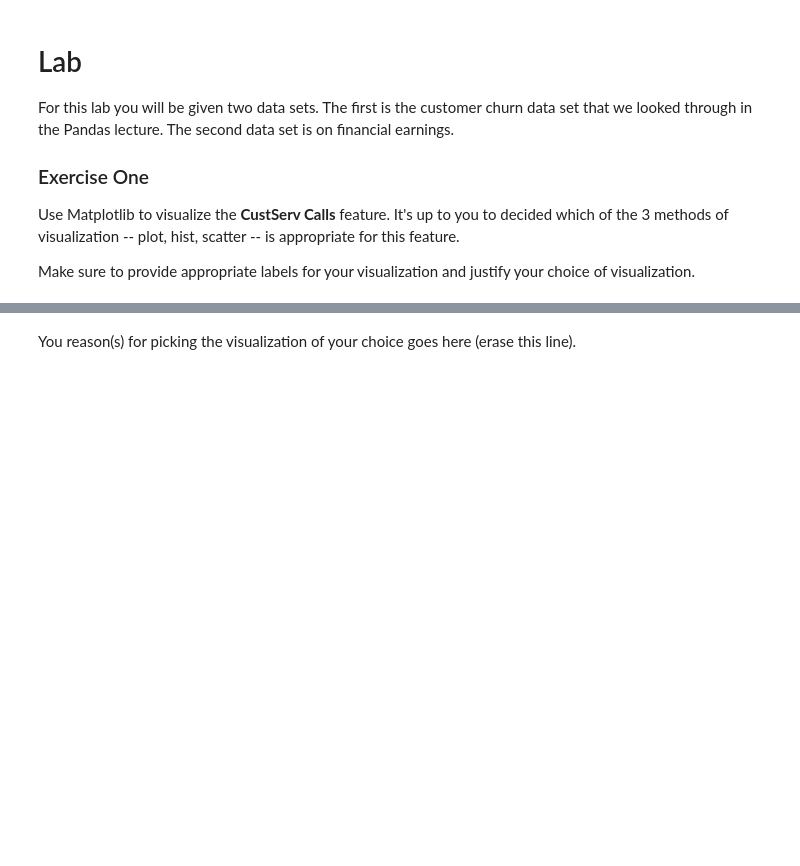
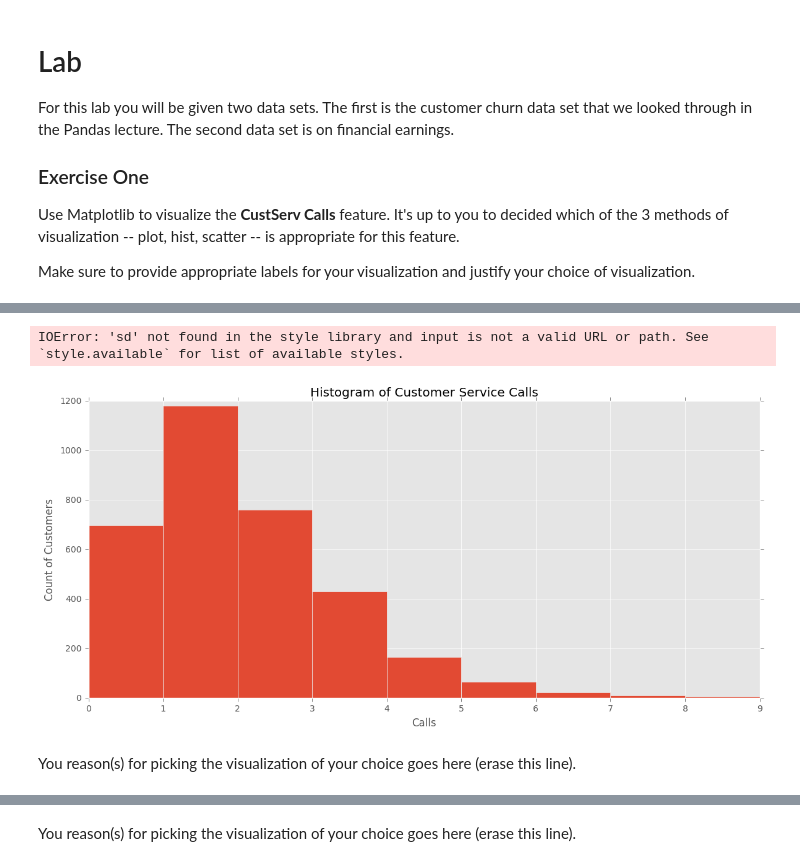
Before and after one commit to NathanZorndorf/DSI-SF-5-mirror, a Jupyter notebook: curriculum/week-01/thur-lessons/DSI-5-Lesson1.10-Intro-to-Pandas-and-Matplotlib.ipynb, the cells around one changed output, grey strips where cells are left out. Saved outputs shown, nothing was run; the diff lists cells and outputs as text; code cells hidden in the pictures; blank space fills up the shorter version.

```diff
--- a/curriculum/week-01/thur-lessons/DSI-5-Lesson1.10-Intro-to-Pandas-and-Matplotlib.ipynb
+++ b/curriculum/week-01/thur-lessons/DSI-5-Lesson1.10-Intro-to-Pandas-and-Matplotlib.ipynb
@@ -370,0 +397,18 @@ df.head()
+# %%
+plt.style.use('ggplot')
+# %% [output]
+IOError: 'sd' not found in the style library and input is not a valid URL or path. See `style.available` for list of available styles.
+# %%
+
+plt.figure(figsize=(14,6))
+
+plt.hist(df['CustServ Calls'], bins=df['CustServ Calls'].max())
+
+# label the plot
+plt.title("Histogram of Customer Service Calls")
+plt.ylabel("Count of Customers")
+plt.xlabel("Calls");
+# %% [output]
+[figure, added]
+# %% [markdown]
+You reason(s) for picking the visualization of your choice goes here (erase this line).
```
Also changed, not shown: parts of 15 cells of this notebook.
